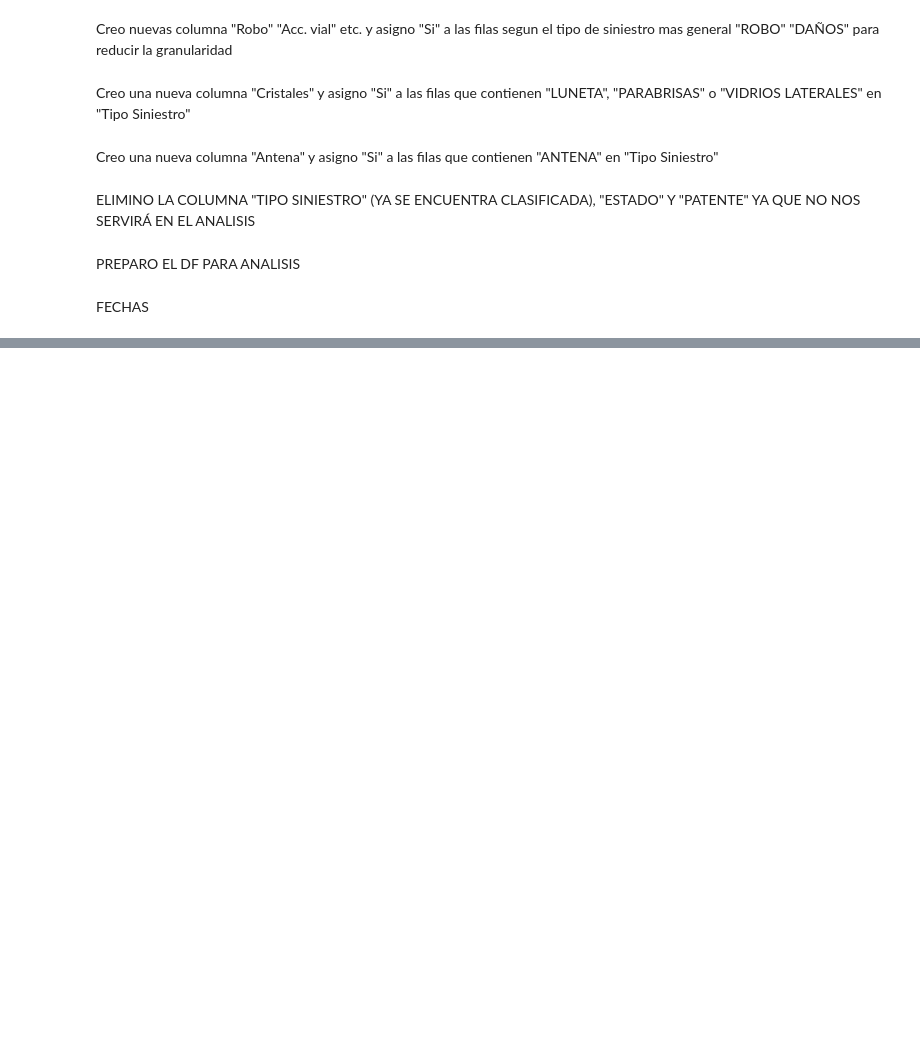
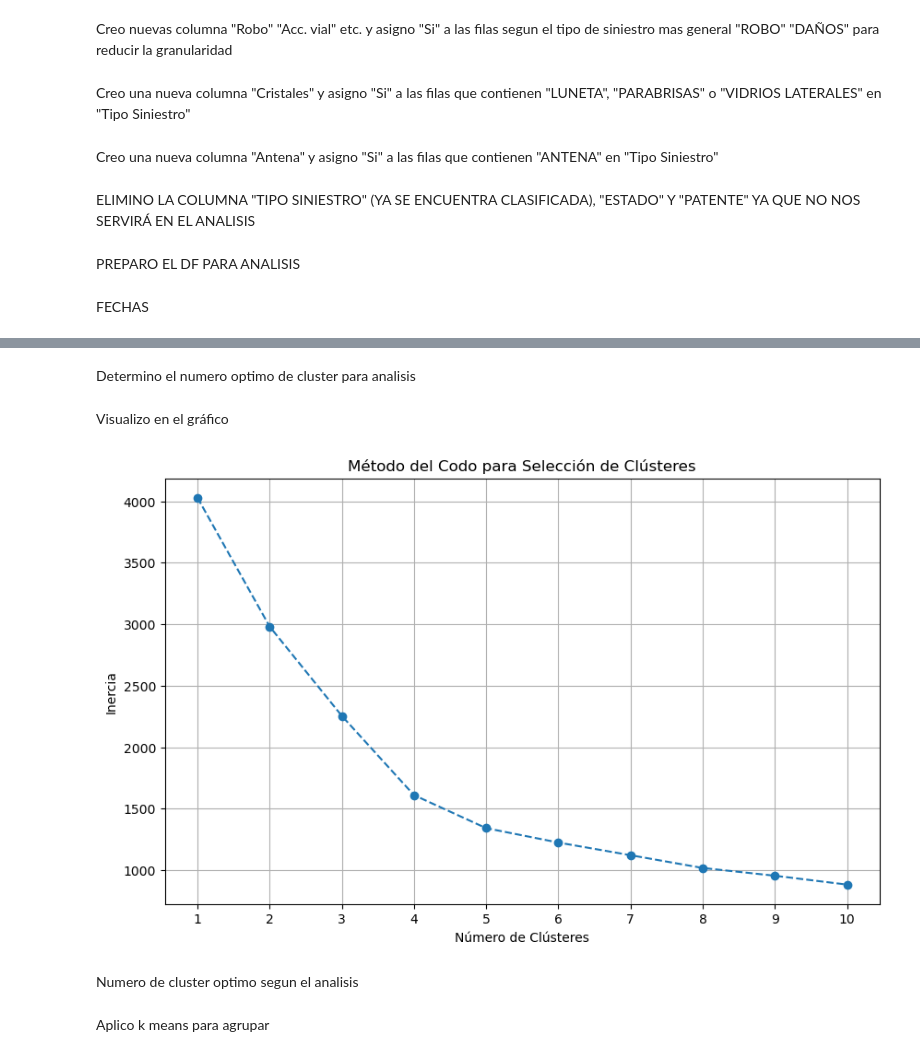
Before and after one commit to NicoPedrosa/Trabajo-final-data-science, a Jupyter notebook: entrega final.ipynb, the cells around one changed output, grey strips where cells are left out. Saved outputs shown, nothing was run; the diff lists cells and outputs as text; code cells hidden in the pictures; blank space fills up the shorter version.

```diff
--- a/entrega final.ipynb
+++ b/entrega final.ipynb
@@ -323,0 +315,4 @@ df.to_excel(r'C:\Users\usuario\OneDrive\Escritorio\CODERHOUSE CURSO\DATA SCIENCE
+# %%
+df_cleaned = df.dropna()
+
+df_cleaned = df_cleaned.replace([np.inf, -np.inf], np.nan).dropna()
@@ -323,0 +321,31 @@ df.to_excel(r'C:\Users\usuario\OneDrive\Escritorio\CODERHOUSE CURSO\DATA SCIENCE
+# %%
+columns_for_analysis = ['Frec. stral. x vh', 'Año_Ocurrencia', 'Edad']
+df_for_kmeans = df_cleaned[columns_for_analysis]
+# %%
+scaler = StandardScaler()
+df_scaled = scaler.fit_transform(df_for_kmeans)
+# %% [markdown]
+Determino el numero optimo de cluster para analisis
+# %%
+inertia = []
+range_clusters = range(1, 11)
+for k in range_clusters:
+    kmeans = KMeans(n_clusters=k, random_state=42, n_init=10)
+    kmeans.fit(df_scaled)
+    inertia.append(kmeans.inertia_)
+# %% [markdown]
+Visualizo en el gráfico
+# %%
+
+plt.figure(figsize=(10, 6))
+plt.plot(range_clusters, inertia, marker='o', linestyle='--')
+plt.title('Método del Codo para Selección de Clústeres')
+plt.xlabel('Número de Clústeres')
+plt.ylabel('Inercia')
+plt.xticks(range_clusters)
+plt.grid()
+plt.show()
+# %% [output]
+[figure, added]
+# %% [markdown]
+Numero de cluster optimo segun el analisis
@@ -323,0 +355,2 @@ df.to_excel(r'C:\Users\usuario\OneDrive\Escritorio\CODERHOUSE CURSO\DATA SCIENCE
+# %% [markdown]
+Aplico k means para agrupar
```
Also changed, not shown: parts of 15 cells of this notebook.
